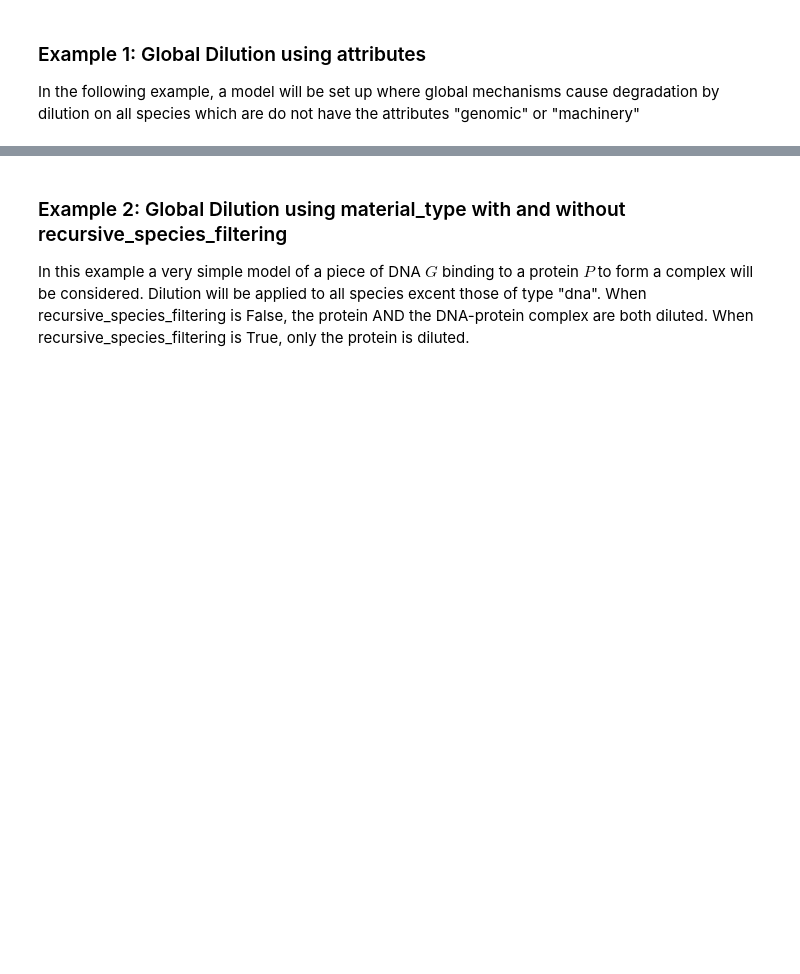
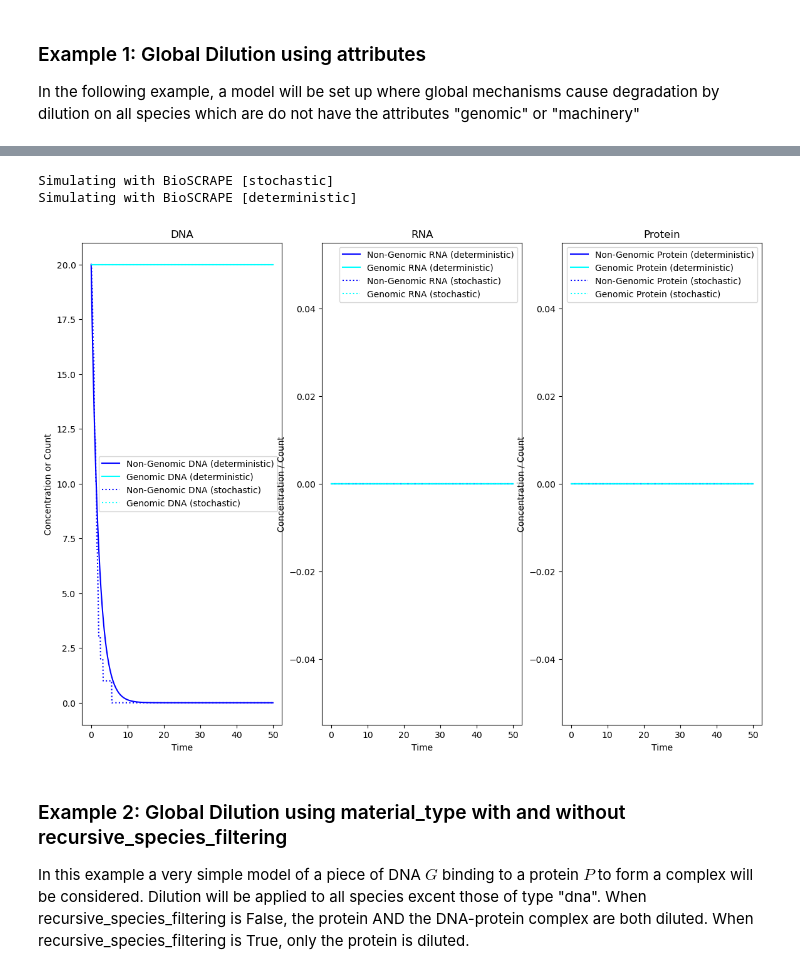
Before and after one commit to BuildACell/bioCRNpyler, a Jupyter notebook: examples/6. Global Mechanisms.ipynb, the cells around one changed output, grey strips where cells are left out. Drawn from its saved outputs; the diff is of its cells as text; code cells hidden in the pictures; blank space fills up the shorter version.

```diff
--- a/examples/6. Global Mechanisms.ipynb
+++ b/examples/6. Global Mechanisms.ipynb
@@ -137,3 +72,73 @@ Simulating with BioSCRAPE
+# %%
+try:
+    import numpy as np
+    import pylab as plt
+    timepoints = np.arange(0, 50, .1)
+
+    x0_dict = {myMixture.ribosome.get_species():100,
+               myMixture.rnap.get_species():20,
+               myMixture.rnase.get_species():10,
+               A_dna.dna:20,
+               A_genome.dna:20}
+
+    print("Simulating with BioSCRAPE [stochastic]")
+    full_result_sto = myCRN.simulate_with_bioscrape_via_sbml(
+        timepoints, initial_condition_dict=x0_dict, stochastic=True)
+
+    print("Simulating with BioSCRAPE [deterministic]")
+    full_result_det = myCRN.simulate_with_bioscrape_via_sbml(
+        timepoints, initial_condition_dict=x0_dict, stochastic=False)
+
+    if (full_result_det is not None) and (full_result_sto is not None):
+        #chemical_reaction_network.get_all_species_containing is a useful shortcut to get lists of species
+        tot_A_dna_det = np.sum(full_result_det[myCRN.get_all_species_containing(A_dna.dna, return_as_strings=True)], 1)
+        tot_A_genome_det = np.sum(full_result_det[myCRN.get_all_species_containing(A_genome.dna, return_as_strings=True)], 1)
+        tot_A_dna_sto = np.sum(full_result_sto[myCRN.get_all_species_containing(A_dna.dna, return_as_strings=True)], 1)
+        tot_A_genome_sto = np.sum(full_result_sto[myCRN.get_all_species_containing(A_genome.dna, return_as_strings=True)], 1)
+
+        tot_A_dna_rna_det = np.sum(full_result_det[myCRN.get_all_species_containing(A_dna.transcript, return_as_strings=True)], 1)
+        tot_A_genome_rna_det = np.sum(full_result_det[myCRN.get_all_species_containing(A_genome.protein, return_as_strings=True)], 1)
+        tot_A_dna__rna_sto = np.sum(full_result_sto[myCRN.get_all_species_containing(A_dna.transcript, return_as_strings=True)], 1)
+        tot_A_genome_rna_sto = np.sum(full_result_sto[myCRN.get_all_species_containing(A_genome.protein, return_as_strings=True)], 1)
+
+        plt.figure(figsize = (14, 10))
+        plt.subplot(131)
+        plt.plot(timepoints, tot_A_dna_det, color = "blue", label = "Non-Genomic DNA (deterministic)")
+        plt.plot(timepoints, tot_A_genome_det, color = "cyan", label = "Genomic DNA (deterministic)")
+        plt.plot(timepoints, tot_A_dna_sto, ":", color = "blue", label = "Non-Genomic DNA (stochastic)")
+        plt.plot(timepoints, tot_A_genome_sto, ":", color = "cyan", label = "Genomic DNA (stochastic)")
+        plt.legend()
+        plt.xlabel("Time")
+        plt.title("DNA")
+        plt.ylabel("Concentration or Count")
+
+        plt.subplot(132)
+        plt.plot(timepoints, tot_A_dna_rna_det, color = "blue", label = "Non-Genomic RNA (deterministic)")
+        plt.plot(timepoints, tot_A_genome_rna_det, color = "cyan", label = "Genomic RNA (deterministic)")
+        plt.plot(timepoints, tot_A_dna__rna_sto, ":", color = "blue", label = "Non-Genomic RNA (stochastic)")
+        plt.plot(timepoints, tot_A_genome_rna_sto, ":", color = "cyan", label = "Genomic RNA (stochastic)")
+        plt.legend()
+        plt.xlabel("Time")
+        plt.title("RNA")
+        plt.ylabel("Concentration / Count")
+
+        plt.subplot(133)
+        plt.plot(timepoints, full_result_det[str(A_dna.protein)], color = "blue", label = "Non-Genomic Protein (deterministic)")
+        plt.plot(timepoints, full_result_det[str(A_genome.protein)], color = "cyan", label = "Genomic Protein (deterministic)")
+        plt.plot(timepoints, full_result_sto[str(A_dna.protein)], ":", color = "blue", label = "Non-Genomic Protein (stochastic)")
+        plt.plot(timepoints, full_result_sto[str(A_genome.protein)], ":", color = "cyan", label = "Genomic Protein (stochastic)")
+        plt.legend()
+        plt.title("Protein")
+        plt.xlabel("Time")
+        plt.ylabel("Concentration / Count")
+
+        plt.show()
+except ModuleNotFoundError:
+    print('please install the plotting libraries: pip install biocrnpyler[all]')
+# %% [output]
+Simulating with BioSCRAPE [stochastic]
+Simulating with BioSCRAPE [deterministic]
+[figure, added]
 # %% [markdown]
 ### Example 2: Global Dilution using material_type with and without recursive_species_filtering
 
```
Also changed, not shown: parts of 3 cells of this notebook, 7 other files.
